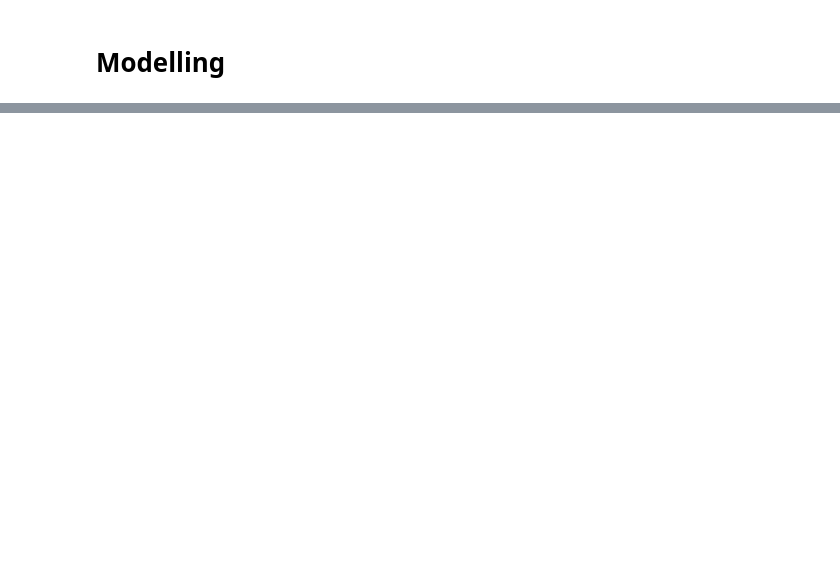
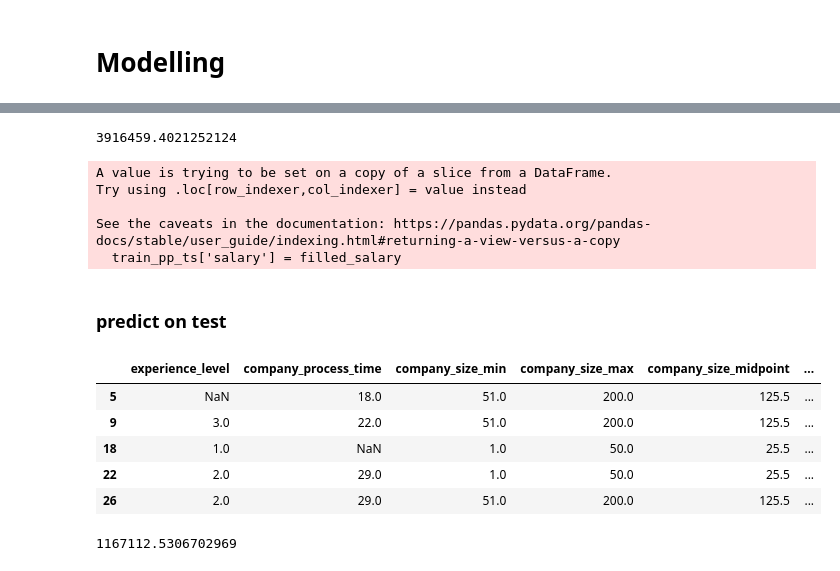
Before and after one commit to imavv/FINDIT_2022, a Jupyter notebook: findit ama.ipynb, the cells around one changed output, grey strips where cells are left out. Saved outputs shown, nothing was run; the diff lists cells and outputs as text; code cells hidden in the pictures; blank space fills up the shorter version.

Commit message:
add midpoint

```diff
--- a/findit ama.ipynb
+++ b/findit ama.ipynb
@@ -114,5 +116,9 @@ del train_num['company_size']
 test_num['company_size_min'] = test_num['company_size'].map(f_company_size).map(lambda t: t[0] if pd.notna(t) else t)
 test_num['company_size_max'] = test_num['company_size'].map(f_company_size).map(lambda t: t[1] if pd.notna(t) else t)
 del test_num['company_size']
+
+#midpoint
+train_num['company_size_midpoint'] = (train_num['company_size_min']+train_num['company_size_max'])/2
+test_num['company_size_midpoint'] = (test_num['company_size_min']+test_num['company_size_max'])/2
 # %% [markdown]
 ## Category
@@ -280,0 +314,4 @@ del train_pp['id']
+# %%
+delete_ixes = train_pp.loc[train_pp['id'].isin([163,2822,8624,15076,20909,30896,
+                                               11074]), :].index
+train_pp.drop(delete_ixes, axis=0, inplace=True)
@@ -330,0 +330,17 @@ sample_sub.to_csv('xgb basic v2.csv', index=False)
+# %%
+# XGB Regressor - Semi Supervised
+xgb = XGBRegressor(n_estimators=300, objective='reg:squarederror', random_state=69)
+xgb.fit(train_pp_tr_X, train_pp_tr_y)
+val = cross_val_score(xgb, train_pp_tr_X, train_pp_tr_y, scoring='neg_root_mean_squared_error', cv=5)
+print(np.mean(val*-1))
+# %% [output]
+3916459.4021252124
+# %%
+filled_salary = xgb.predict(train_pp_ts.drop(['salary'], axis=1))
+train_pp_ts['salary'] = filled_salary
+# %% [output]
+A value is trying to be set on a copy of a slice from a DataFrame.
+Try using .loc[row_indexer,col_indexer] = value instead
+
+See the caveats in the documentation: https://pandas.pydata.org/pandas-docs/stable/user_guide/indexing.html#returning-a-view-versus-a-copy
+  train_pp_ts['salary'] = filled_salary
@@ -330,0 +350,11 @@ sample_sub.to_csv('xgb basic v2.csv', index=False)
+# %% [markdown]
+### predict on test
+# %%
+train_pp.head()
+# %% [output]
+|  | experience_level | company_process_time | company_size_min | company_size_max | company_size_midpoint | ... |
+| 5 | NaN | 18.0 | 51.0 | 200.0 | 125.5 | ... |
+| 9 | 3.0 | 22.0 | 51.0 | 200.0 | 125.5 | ... |
+| 18 | 1.0 | NaN | 1.0 | 50.0 | 25.5 | ... |
+| 22 | 2.0 | 29.0 | 1.0 | 50.0 | 25.5 | ... |
+| 26 | 2.0 | 29.0 | 51.0 | 200.0 | 125.5 | ... |
@@ -330,0 +364,8 @@ sample_sub.to_csv('xgb basic v2.csv', index=False)
+# %%
+# XGB Regressor - Semi Supervised
+xgb = XGBRegressor(n_estimators=300, objective='reg:squarederror', random_state=69)
+xgb.fit(train_pp_X, train_pp_y)
+val = cross_val_score(xgb, train_pp_X, train_pp_y, scoring='neg_root_mean_squared_error', cv=5)
+print(np.mean(val*-1))
+# %% [output]
+1167112.5306702969
```
Also changed, not shown: parts of 38 cells of this notebook.
